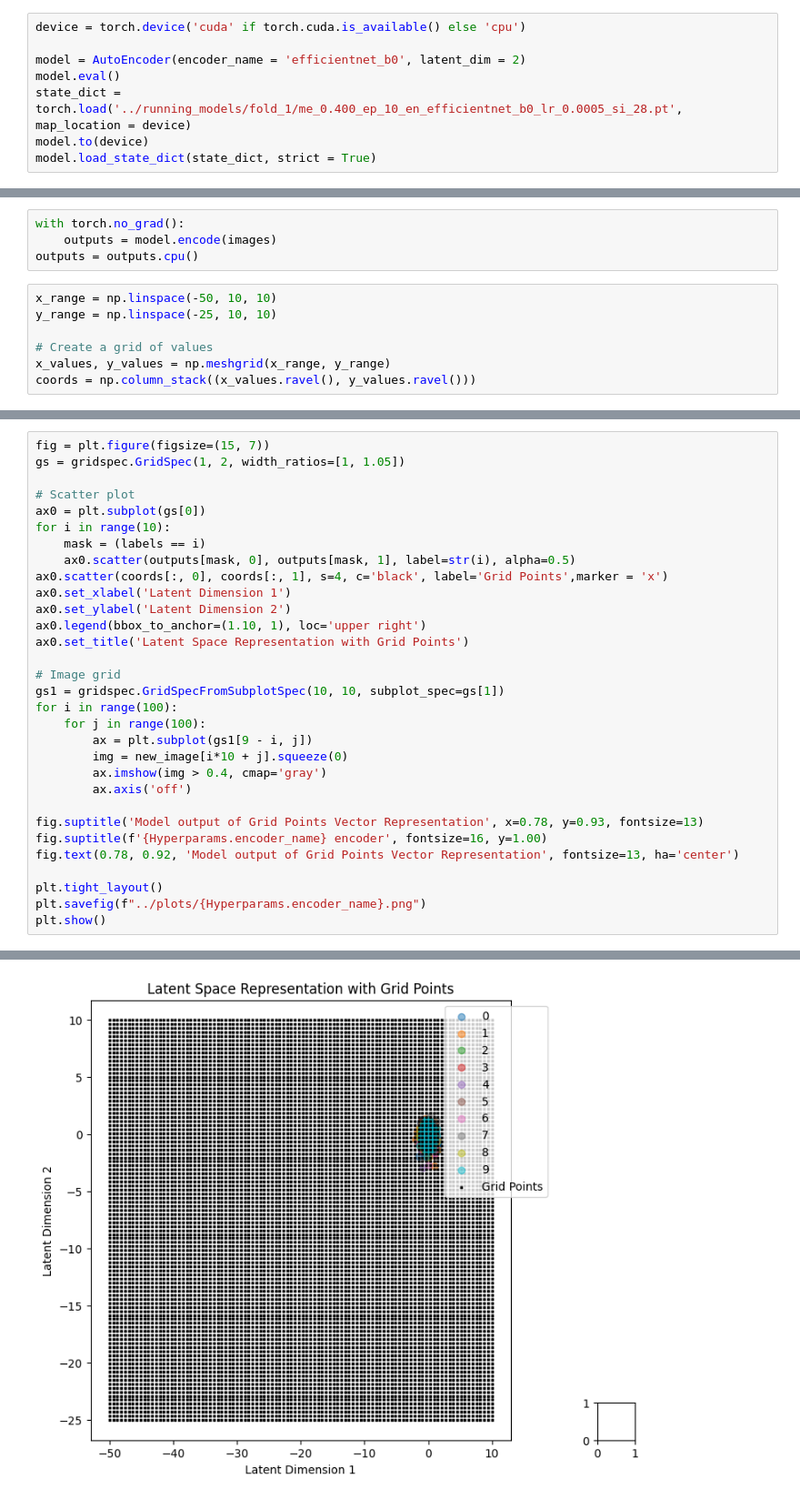
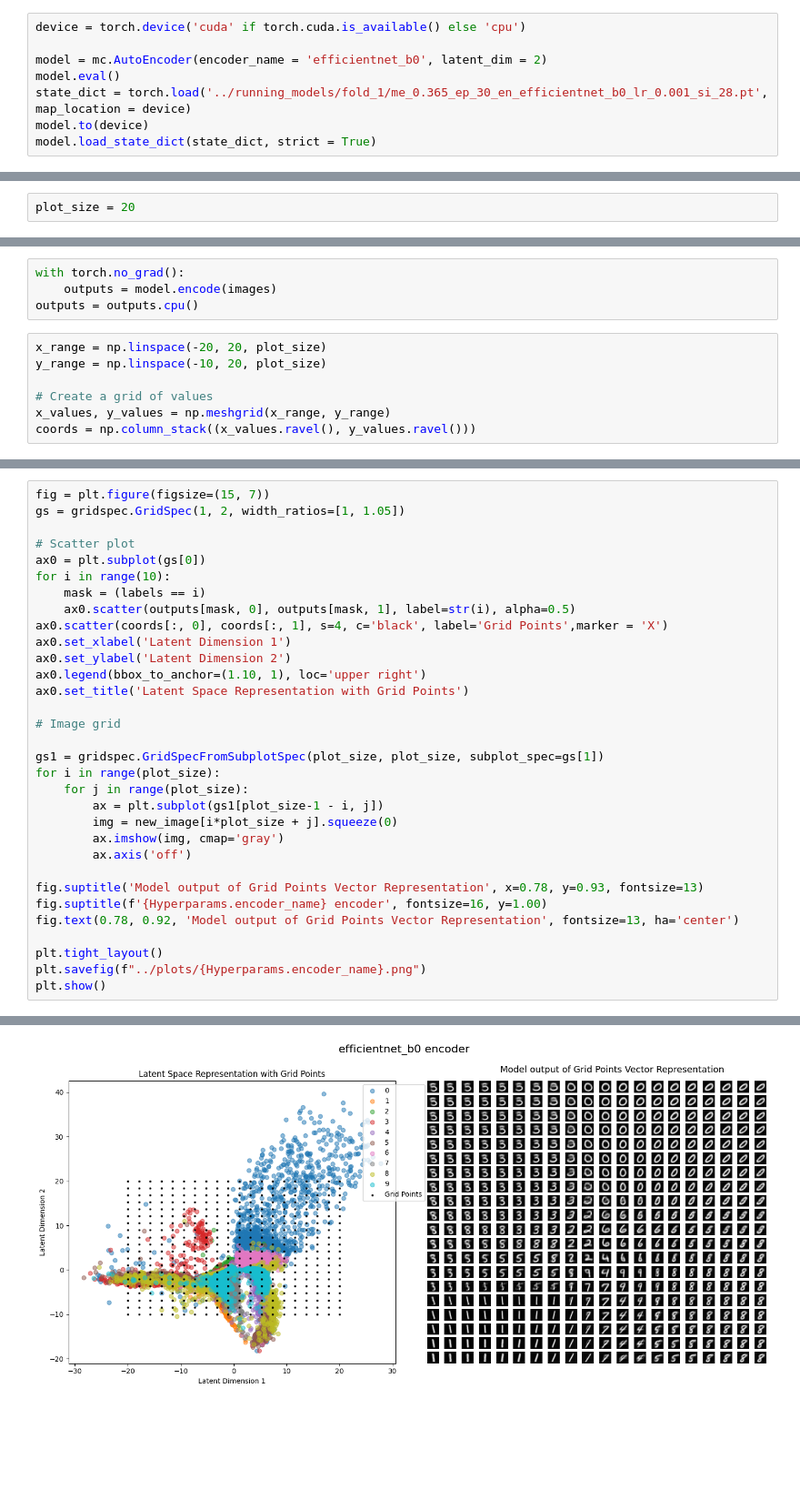
Before and after one commit to JeanMartens/generate-hand-videos-with-beta-VAE, a Jupyter notebook: notebooks/see_clusters.ipynb, the cells around one changed output, grey strips where cells are left out. Shown: that part at 91% size. Saved outputs shown, nothing was run; the diff lists cells and outputs as text; blank space fills up the shorter version.

Commit message:
Training and plotting improved

```diff
--- a/notebooks/see_clusters.ipynb
+++ b/notebooks/see_clusters.ipynb
@@ -99,13 +43,15 @@ class AutoEncoder(nn.Module):
 # %%
 device = torch.device('cuda' if torch.cuda.is_available() else 'cpu')
 
-model = AutoEncoder(encoder_name = 'efficientnet_b0', latent_dim = 2)
+model = mc.AutoEncoder(encoder_name = 'efficientnet_b0', latent_dim = 2)
 model.eval()
-state_dict = torch.load('../running_models/fold_1/me_0.400_ep_10_en_efficientnet_b0_lr_0.0005_si_28.pt', map_location = device)
+state_dict = torch.load('../running_models/fold_1/me_0.365_ep_30_en_efficientnet_b0_lr_0.001_si_28.pt', map_location = device)
 model.to(device)
 model.load_state_dict(state_dict, strict = True)
 # %% [output]
 <All keys matched successfully>
+# %%
+plot_size = 20
 # %%
 from stratified_kfold_loaders import *
 
@@ -134,8 +80,8 @@ with torch.no_grad():
     outputs = model.encode(images)
 outputs = outputs.cpu()
 # %%
-x_range = np.linspace(-50, 10, 10)
-y_range = np.linspace(-25, 10, 10)
+x_range = np.linspace(-20, 20, plot_size)
+y_range = np.linspace(-10, 20, plot_size)
 
 # Create a grid of values
 x_values, y_values = np.meshgrid(x_range, y_range)
@@ -159,19 +103,20 @@ ax0 = plt.subplot(gs[0])
 for i in range(10):
     mask = (labels == i)
     ax0.scatter(outputs[mask, 0], outputs[mask, 1], label=str(i), alpha=0.5)
-ax0.scatter(coords[:, 0], coords[:, 1], s=4, c='black', label='Grid Points',marker = 'x')
+ax0.scatter(coords[:, 0], coords[:, 1], s=4, c='black', label='Grid Points',marker = 'X')
 ax0.set_xlabel('Latent Dimension 1')
 ax0.set_ylabel('Latent Dimension 2')
 ax0.legend(bbox_to_anchor=(1.10, 1), loc='upper right')
 ax0.set_title('Latent Space Representation with Grid Points')
 
 # Image grid
-gs1 = gridspec.GridSpecFromSubplotSpec(10, 10, subplot_spec=gs[1])
-for i in range(100):
-    for j in range(100):
-        ax = plt.subplot(gs1[9 - i, j])
-        img = new_image[i*10 + j].squeeze(0)
-        ax.imshow(img > 0.4, cmap='gray')
+
+gs1 = gridspec.GridSpecFromSubplotSpec(plot_size, plot_size, subplot_spec=gs[1])
+for i in range(plot_size):
+    for j in range(plot_size):
+        ax = plt.subplot(gs1[plot_size-1 - i, j])
+        img = new_image[i*plot_size + j].squeeze(0)
+        ax.imshow(img, cmap='gray')
         ax.axis('off')
 
 fig.suptitle('Model output of Grid Points Vector Representation', x=0.78, y=0.93, fontsize=13)
@@ -186 +130 @@ NameError: name 'new_image' is not defined
-[figure, old version]
+[figure, new version]
```
Also changed, not shown: parts of 5 cells of this notebook, 5 other files.
